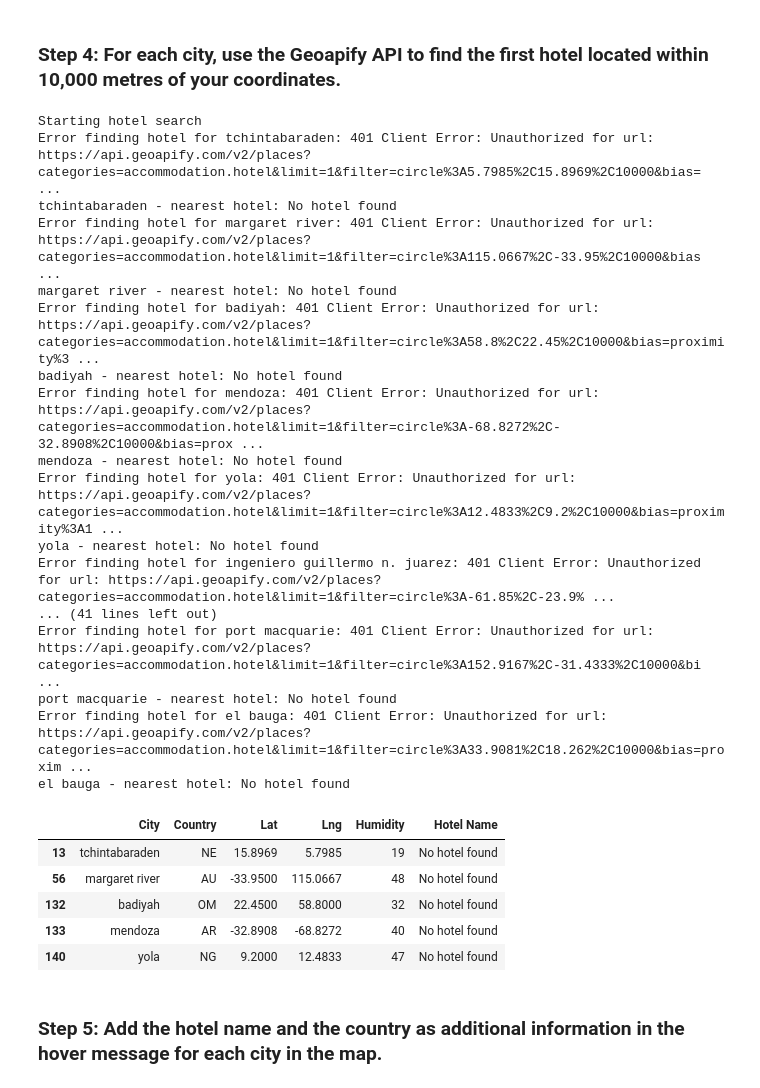
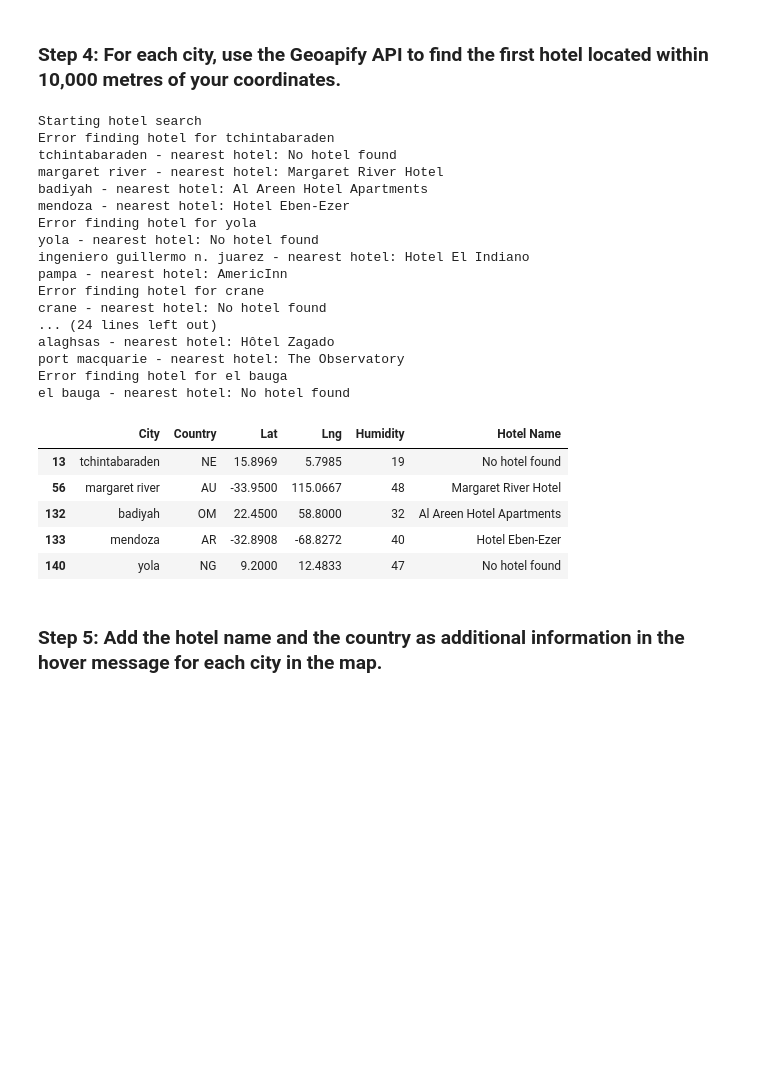
Before and after one commit to jrdthomas1/python-api-challenge, a Jupyter notebook: WeatherPy/VacationPy.ipynb, the cells around one changed output. Saved outputs shown, nothing was run; the diff lists cells and outputs as text; code cells hidden in the pictures; blank space fills up the shorter version.

```diff
--- a/WeatherPy/VacationPy.ipynb
+++ b/WeatherPy/VacationPy.ipynb
@@ -92,7 +96,10 @@ hotel_df.head()
 # %%
 # Set parameters to search for a hotel
 radius = 10000
-params = {"categories": "accommodation.hotel",
+api_key = "a084a905e7d249ab95cbf1db02e2c865"
+params = {
+    "categories": "accommodation.hotel",
+    "apiKey": api_key,
     "limit": 1}
 
 # Print a message to follow up the hotel search
@@ -110,51 +117,51 @@ for index, row in hotel_df.iterrows():
 
     # Set base URL
     base_url = "https://api.geoapify.com/v2/places"
 
     # Make an API request using the params dictionary
     try:
         response = requests.get(base_url, params=params)
         response.raise_for_status()
 
         # Convert the API response to JSON format
         name_address = response.json()
 
         # Grab the first hotel from the results and store the name in the hotel_df DataFrame
         hotel_df.loc[index, "Hotel Name"] = name_address["features"][0]["properties"]["name"]
 
-    except (KeyError, IndexError, requests.RequestException) as e:
+    except (KeyError, IndexError):
         # If no hotel is found or there is an error, set the hotel name as "No hotel found".
         hotel_df.loc[index, "Hotel Name"] = "No hotel found"
-        print(f"Error finding hotel for {hotel_df.loc[index, 'City']}: {e}")
+        print(f"Error finding hotel for {hotel_df.loc[index, 'City']}")
 
     # Log the search results
     print(f"{hotel_df.loc[index, 'City']} - nearest hotel: {hotel_df.loc[index, 'Hotel Name']}")
 
 # Display sample data
 hotel_df.head()
 # %% [output]
 Starting hotel search
-Error finding hotel for tchintabaraden: 401 Client Error: Unauthorized for url: https://api.geoapify.com/v2/places?categories=accommodation.hotel&limit=1&filter=circle%3A5.7985%2C15.8969%2C10000&bias= ...
+Error finding hotel for tchintabaraden
 tchintabaraden - nearest hotel: No hotel found
-Error finding hotel for margaret river: 401 Client Error: Unauthorized for url: https://api.geoapify.com/v2/places?categories=accommodation.hotel&limit=1&filter=circle%3A115.0667%2C-33.95%2C10000&bias ...
-margaret river - nearest hotel: No hotel found
-Error finding hotel for badiyah: 401 Client Error: Unauthorized for url: https://api.geoapify.com/v2/places?categories=accommodation.hotel&limit=1&filter=circle%3A58.8%2C22.45%2C10000&bias=proximity%3 ...
-badiyah - nearest hotel: No hotel found
-Error finding hotel for mendoza: 401 Client Error: Unauthorized for url: https://api.geoapify.com/v2/places?categories=accommodation.hotel&limit=1&filter=circle%3A-68.8272%2C-32.8908%2C10000&bias=prox ...
-mendoza - nearest hotel: No hotel found
-Error finding hotel for yola: 401 Client Error: Unauthorized for url: https://api.geoapify.com/v2/places?categories=accommodation.hotel&limit=1&filter=circle%3A12.4833%2C9.2%2C10000&bias=proximity%3A1 ...
+margaret river - nearest hotel: Margaret River Hotel
+badiyah - nearest hotel: Al Areen Hotel Apartments
+mendoza - nearest hotel: Hotel Eben-Ezer
+Error finding hotel for yola
 yola - nearest hotel: No hotel found
-Error finding hotel for ingeniero guillermo n. juarez: 401 Client Error: Unauthorized for url: https://api.geoapify.com/v2/places?categories=accommodation.hotel&limit=1&filter=circle%3A-61.85%2C-23.9% ...
-... (41 lines left out)
-Error finding hotel for port macquarie: 401 Client Error: Unauthorized for url: https://api.geoapify.com/v2/places?categories=accommodation.hotel&limit=1&filter=circle%3A152.9167%2C-31.4333%2C10000&bi ...
-port macquarie - nearest hotel: No hotel found
-Error finding hotel for el bauga: 401 Client Error: Unauthorized for url: https://api.geoapify.com/v2/places?categories=accommodation.hotel&limit=1&filter=circle%3A33.9081%2C18.262%2C10000&bias=proxim ...
+ingeniero guillermo n. juarez - nearest hotel: Hotel El Indiano
+pampa - nearest hotel: AmericInn
+Error finding hotel for crane
+crane - nearest hotel: No hotel found
+... (24 lines left out)
+alaghsas - nearest hotel: Hôtel Zagado
+port macquarie - nearest hotel: The Observatory
+Error finding hotel for el bauga
 el bauga - nearest hotel: No hotel found
 |  | City | Country | Lat | Lng | Humidity | Hotel Name |
 | 13 | tchintabaraden | NE | 15.8969 | 5.7985 | 19 | No hotel found |
-| 56 | margaret river | AU | -33.9500 | 115.0667 | 48 | No hotel found |
-| 132 | badiyah | OM | 22.4500 | 58.8000 | 32 | No hotel found |
-| 133 | mendoza | AR | -32.8908 | -68.8272 | 40 | No hotel found |
+| 56 | margaret river | AU | -33.9500 | 115.0667 | 48 | Margaret River Hotel |
+| 132 | badiyah | OM | 22.4500 | 58.8000 | 32 | Al Areen Hotel Apartments |
+| 133 | mendoza | AR | -32.8908 | -68.8272 | 40 | Hotel Eben-Ezer |
 | 140 | yola | NG | 9.2000 | 12.4833 | 47 | No hotel found |
 # %% [markdown]
 ### Step 5: Add the hotel name and the country as additional information in the hover message for each city in the map.
```
Also changed, not shown: parts of 1 cell of this notebook.
